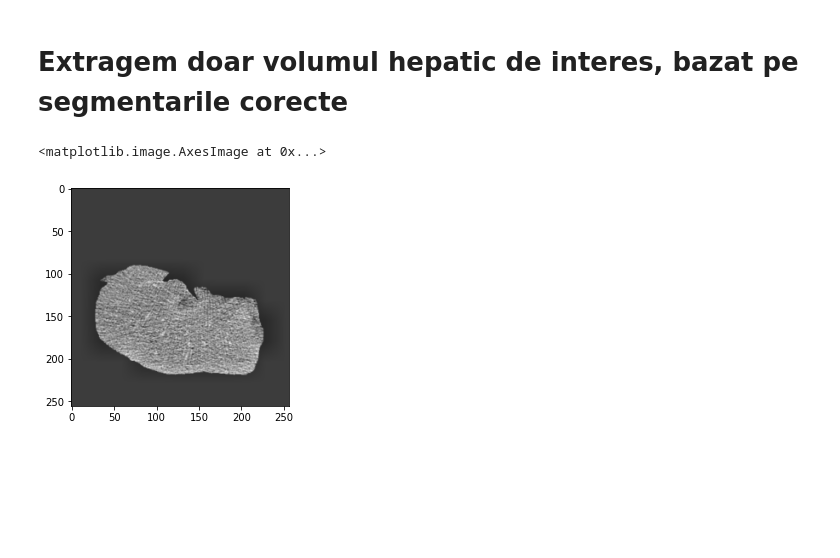
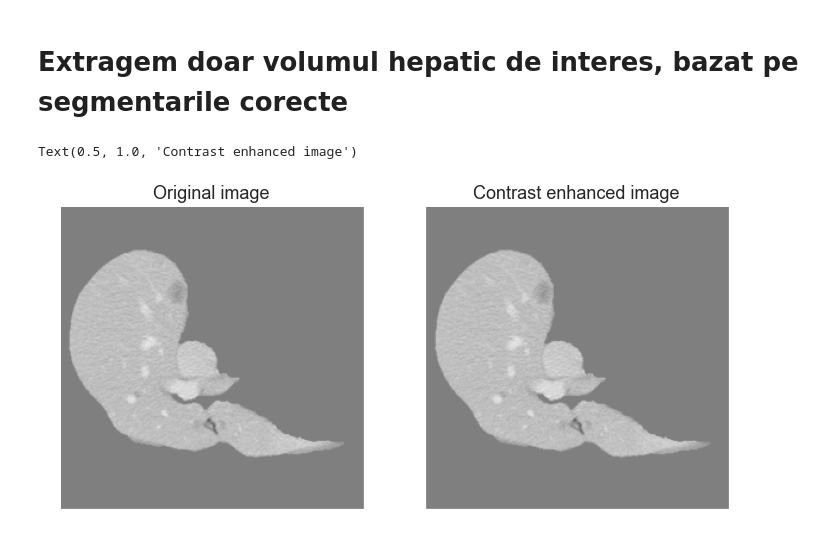
Before and after one commit to StanciulescuAndrei/LicentaUPB, a Jupyter notebook: DatasetManipulator/ExtractLiverVolumes.ipynb, the cells around one changed output. Saved outputs shown, nothing was run; the diff lists cells and outputs as text; code cells hidden in the pictures; blank space fills up the shorter version.

```diff
--- a/DatasetManipulator/ExtractLiverVolumes.ipynb
+++ b/DatasetManipulator/ExtractLiverVolumes.ipynb
@@ -84,15 +88,32 @@ for i in tqdm(range(num_img)):
         slc = downsample_mask(slc.astype(np.float32)).numpy()
         slc.astype(np.float16).tofile(out_dir + "masks/" + os.path.splitext(os.path.basename(image_files[i]))[0] + ("-%04d.ct" % j))
 # %%
-test_image = np.fromfile(out_dir + "images/volume-2-0446.ct", dtype=np.float16)
+test_image = np.fromfile(out_dir + "images/volume-0-0058.ct", dtype=np.float16)
 test_image = torch.tensor(np.squeeze(test_image).reshape((256, 256)))
 
-test_mask = np.fromfile(out_dir + "masks/volume-2-0446.ct", dtype=np.float16)
+orig_image = np.fromfile(out_dir + "images/orig-0-0058.ct", dtype=np.float16)
+orig_image = torch.tensor(np.squeeze(test_image).reshape((256, 256)))
+
+test_mask = np.fromfile(out_dir + "masks/volume-0-0058.ct", dtype=np.float16)
 test_mask = torch.tensor(np.squeeze(test_mask).reshape((256, 256)))
 
 img = torchvision.utils.draw_segmentation_masks((test_image*255).repeat(3, 1, 1).type(torch.uint8),
                                                 (test_mask).type(torch.bool), 0.0, "red")
-plt.imshow(torch.permute(img, (2, 1, 0)))
+orig_img = torchvision.utils.draw_segmentation_masks((orig_image*255).repeat(3, 1, 1).type(torch.uint8),
+                                                     (test_mask).type(torch.bool), 0.0, "red")
+
+sns.set(font_scale=1.5)
+fig = plt.figure(figsize=(12, 6))
+ax1 = fig.add_subplot(1, 2, 1)
+ax1.imshow(torch.permute(img, (2, 1, 0)))
+ax1.set_xticks([0], [' '])
+ax1.set_yticks([0], [' '])
+ax1.set_title("Original image")
+ax2 = fig.add_subplot(1, 2, 2)
+ax2.imshow(torch.permute(orig_img, (2, 1, 0)))
+ax2.set_xticks([0], [' '])
+ax2.set_yticks([0], [' '])
+ax2.set_title("Contrast enhanced image")
 # %% [output]
-<matplotlib.image.AxesImage at 0x...>
+Text(0.5, 1.0, 'Contrast enhanced image')
-[figure, old version]
+[figure, new version]
```
Also changed, not shown: parts of 2 cells of this notebook.
